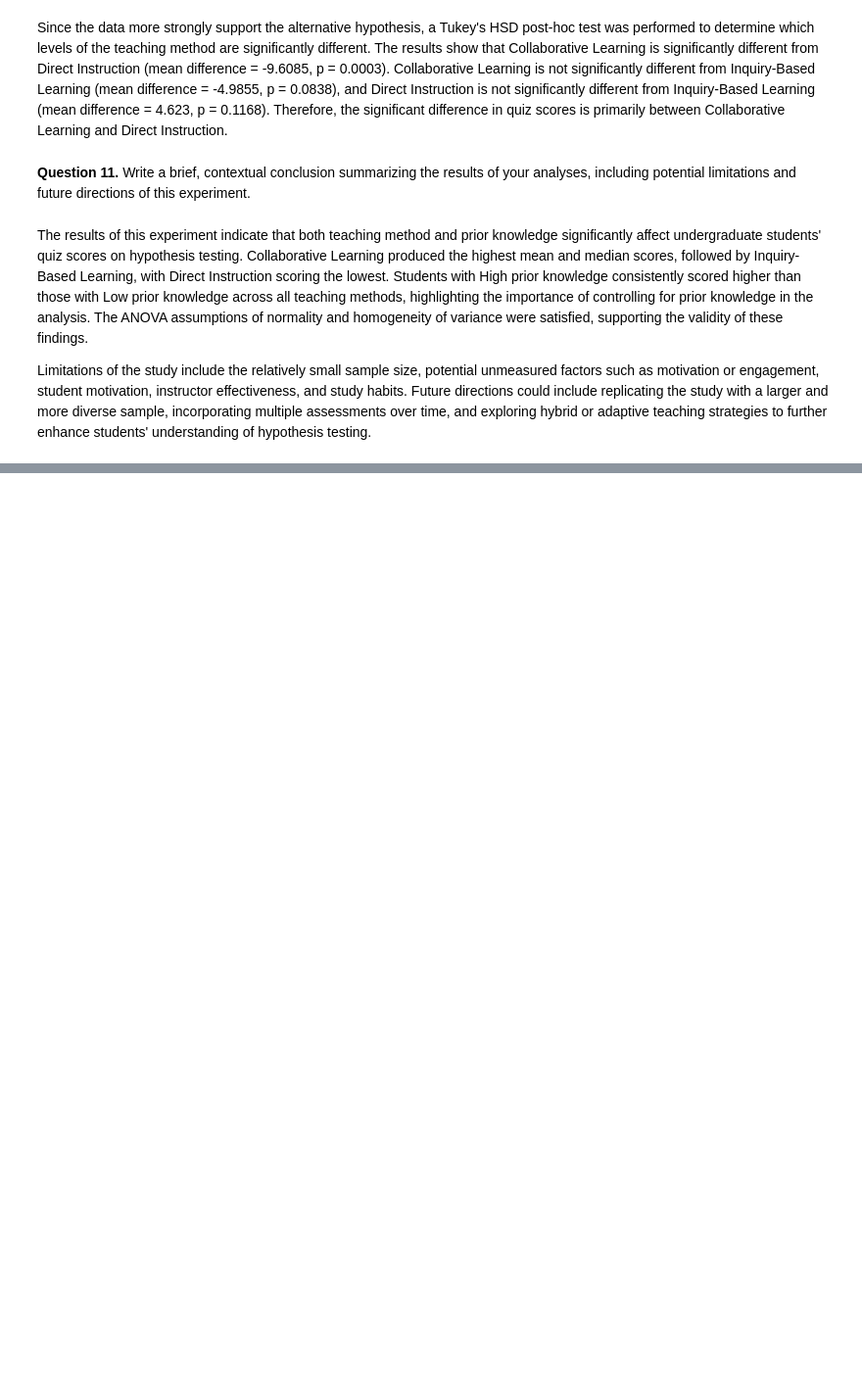
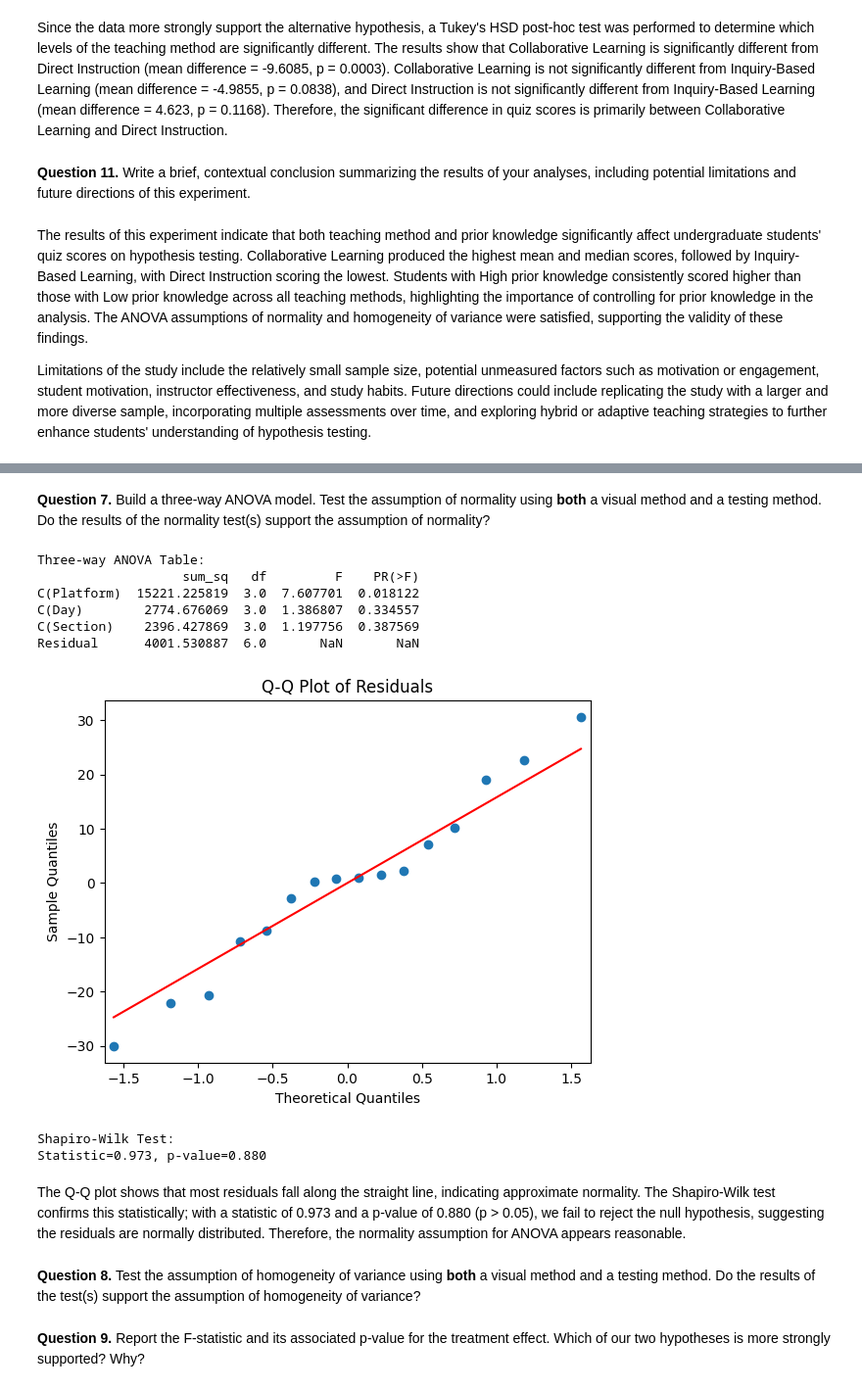
Before and after one commit to MihretTe/STAT-7220-Applied-Experimental-Design, a Jupyter notebook: Assignments/HW2/HW-2.ipynb, the cells around one changed output, grey strips where cells are left out. Shown at 98% size. Cells and saved outputs as stored; diff of their text form; code cells hidden in the pictures; blank space fills up the shorter version.

```diff
--- a/Assignments/HW2/HW-2.ipynb
+++ b/Assignments/HW2/HW-2.ipynb
@@ -306,0 +347,46 @@ Here, our main interest is in comparing engagement across the online learning pl
+# %% [markdown]
+**Question 7.** Build a three-way ANOVA model. Test the assumption of normality using **both** a visual method and a testing method. Do the results of the normality test(s) support the assumption of normality?
+# %%
+import pandas as pd
+import statsmodels.api as sm
+from statsmodels.formula.api import ols
+from scipy import stats
+import matplotlib.pyplot as plt
+import seaborn as sns
+
+# Load the data
+df = pd.read_excel(r"Online Learning and Engagement.xlsx")
+
+# Build a three-way ANOVA model
+model = ols('Engagement ~ C(Platform) + C(Day) + C(Section)', data=df).fit()
+anova_table = sm.stats.anova_lm(model, typ=2)
+print("Three-way ANOVA Table:")
+print(anova_table)
+
+# Test normality of residuals visually
+residuals = model.resid
+sm.qqplot(residuals, line='s')
+plt.title("Q-Q Plot of Residuals")
+plt.show()
+
+# Test normality of residuals using Shapiro-Wilk test
+shapiro_test = stats.shapiro(residuals)
+print("Shapiro-Wilk Test:")
+print(f"Statistic={shapiro_test.statistic:.3f}, p-value={shapiro_test.pvalue:.3f}")
+# %% [output]
+Three-way ANOVA Table:
+                   sum_sq   df         F    PR(>F)
+C(Platform)  15221.225819  3.0  7.607701  0.018122
+C(Day)        2774.676069  3.0  1.386807  0.334557
+C(Section)    2396.427869  3.0  1.197756  0.387569
+Residual      4001.530887  6.0       NaN       NaN
+[figure, added]
+Shapiro-Wilk Test:
+Statistic=0.973, p-value=0.880
+# %% [markdown]
+
+The Q-Q plot shows that most residuals fall along the straight line, indicating approximate normality. The Shapiro-Wilk test confirms this statistically; with a statistic of 0.973 and a p-value of 0.880 (p > 0.05), we fail to reject the null hypothesis, suggesting the residuals are normally distributed. Therefore, the normality assumption for ANOVA appears reasonable.
+# %% [markdown]
+**Question 8.** Test the assumption of homogeneity of variance using **both** a visual method and a testing method. Do the results of the test(s) support the assumption of homogeneity of variance?
+# %% [markdown]
+**Question 9.** Report the F-statistic and its associated p-value for the treatment effect. Which of our two hypotheses is more strongly supported? Why?
```
Also changed, not shown: parts of 5 cells of this notebook.
